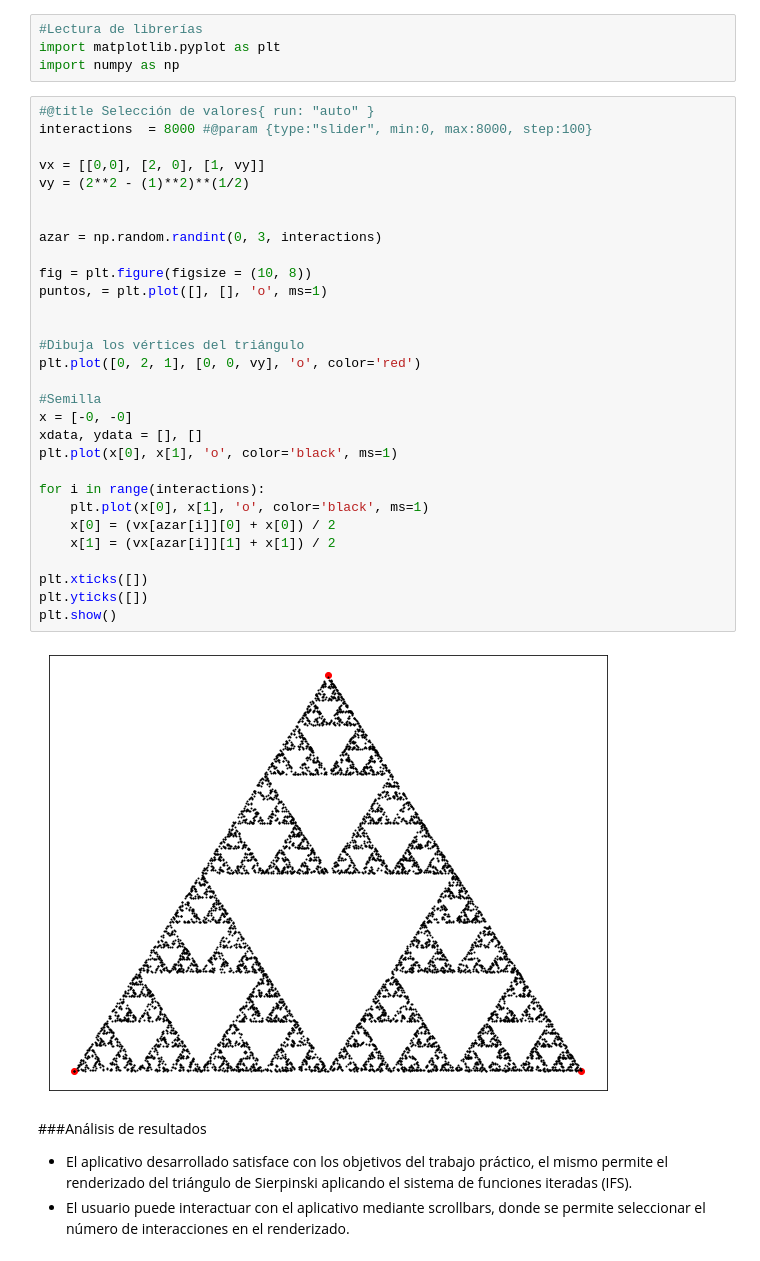
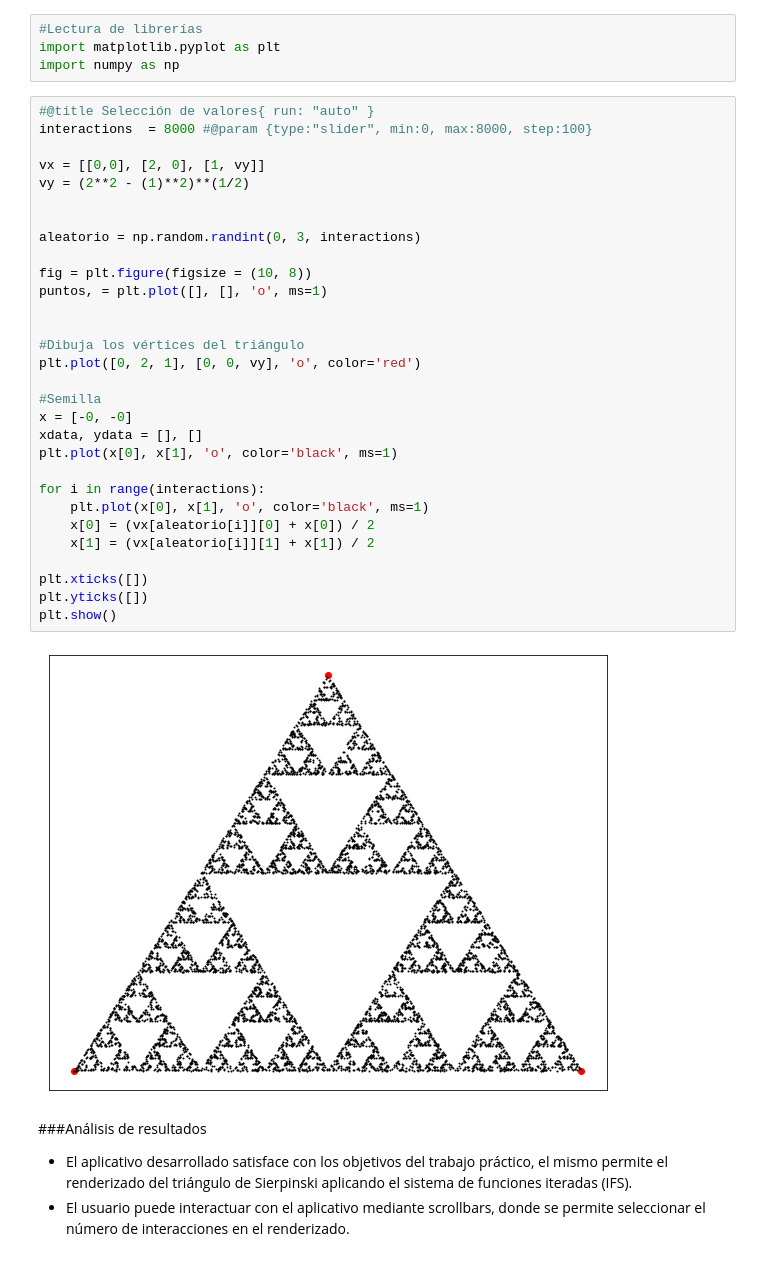
Before and after one commit to RonnyGuevara/Fractal_Images, a Jupyter notebook: TP8/TP8_FI.ipynb, the cells around one changed output. Cells and saved outputs as stored; diff of their text form.

```diff
--- a/TP8/TP8_FI.ipynb
+++ b/TP8/TP8_FI.ipynb
@@ -20,35 +20,35 @@ import numpy as np
 # %%
 #@title Selección de valores{ run: "auto" }
 interactions  = 8000 #@param {type:"slider", min:0, max:8000, step:100}
 
 vx = [[0,0], [2, 0], [1, vy]]
 vy = (2**2 - (1)**2)**(1/2)
 
 
-azar = np.random.randint(0, 3, interactions)
+aleatorio = np.random.randint(0, 3, interactions)
 
 fig = plt.figure(figsize = (10, 8))
 puntos, = plt.plot([], [], 'o', ms=1)
 
 
 #Dibuja los vértices del triángulo
 plt.plot([0, 2, 1], [0, 0, vy], 'o', color='red')
 
 #Semilla
 x = [-0, -0]
 xdata, ydata = [], []
 plt.plot(x[0], x[1], 'o', color='black', ms=1)
 
 for i in range(interactions):
     plt.plot(x[0], x[1], 'o', color='black', ms=1)
-    x[0] = (vx[azar[i]][0] + x[0]) / 2
-    x[1] = (vx[azar[i]][1] + x[1]) / 2
+    x[0] = (vx[aleatorio[i]][0] + x[0]) / 2
+    x[1] = (vx[aleatorio[i]][1] + x[1]) / 2
 
 plt.xticks([])
 plt.yticks([])
 plt.show()
 # %% [output]
-[figure, old version]
+[figure, new version]
 # %% [markdown]
 ###Análisis de resultados
 
```
